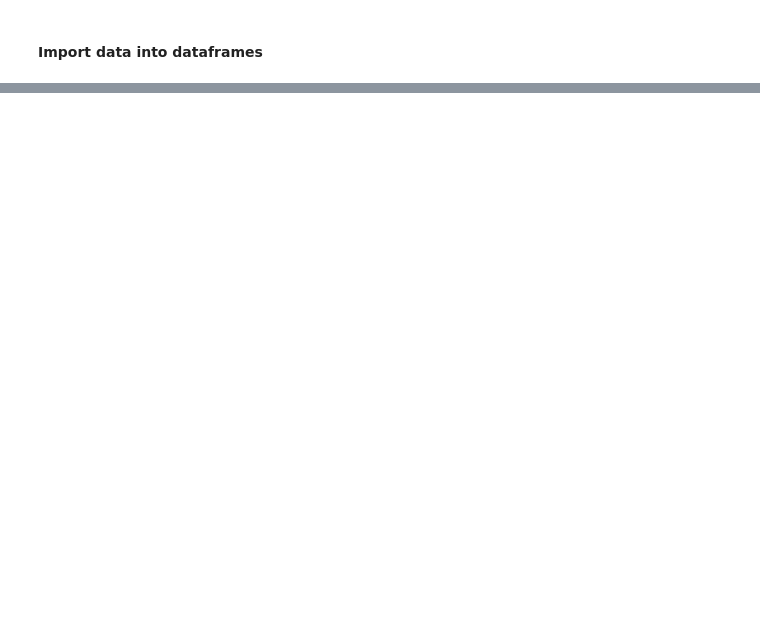
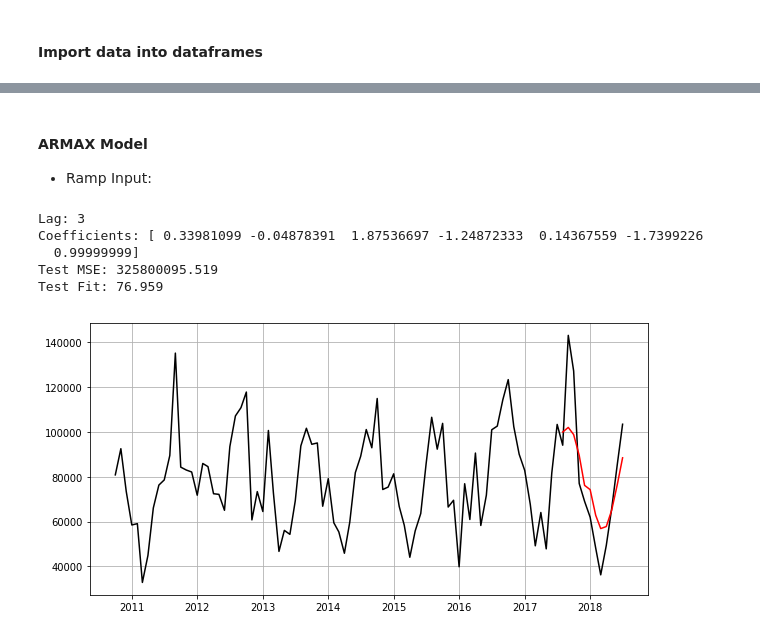
Before and after one commit to fernandarp/Wind-Energy-Forecasting, a Jupyter notebook: view/main_view.ipynb, the cells around one changed output, grey strips where cells are left out. Cells and saved outputs as stored; diff of their text form; code cells hidden in the pictures; blank space fills up the shorter version.

```diff
--- a/view/main_view.ipynb
+++ b/view/main_view.ipynb
@@ -57,0 +137,25 @@ plt.show()
+# %% [markdown]
+#### ARMAX Model
+
+* Ramp Input:
+# %%
+predictions = ARMA.run_ARMAX(exogenous_data = ramp)
+
+error = mean_squared_error(ARMA.test*std + mean, predictions*std + mean)
+fit = (1 - np.sqrt(error)/mean)*100
+print('Test MSE: %.3f' % error)
+print('Test Fit: %.3f' % fit)
+
+fig = plt.figure(figsize=(10,5))
+plt.plot(data['Date'], arr_energy[0]['Energy'], 'k', data['Date'][-test_size:], predictions * std + mean, 'r')
+plt.grid(True)
+plt.show()
+
+warnings.filterwarnings('default')
+# %% [output]
+Lag: 3
+Coefficients: [ 0.33981099 -0.04878391  1.87536697 -1.24872333  0.14367559 -1.7399226
+  0.99999999]
+Test MSE: 325800095.519
+Test Fit: 76.959
+[figure, added]
```
Also changed, not shown: parts of 11 cells of this notebook, 8 other files.
